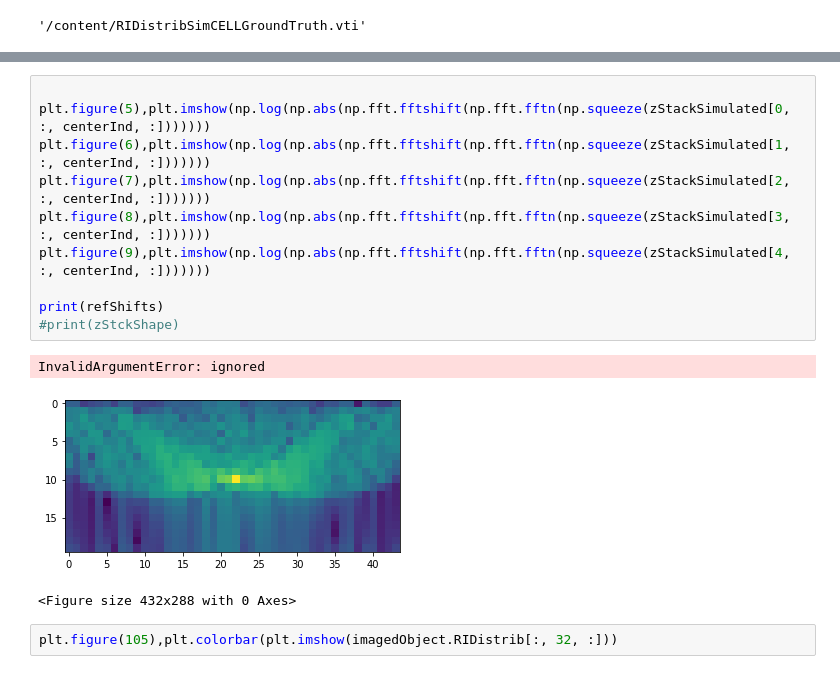
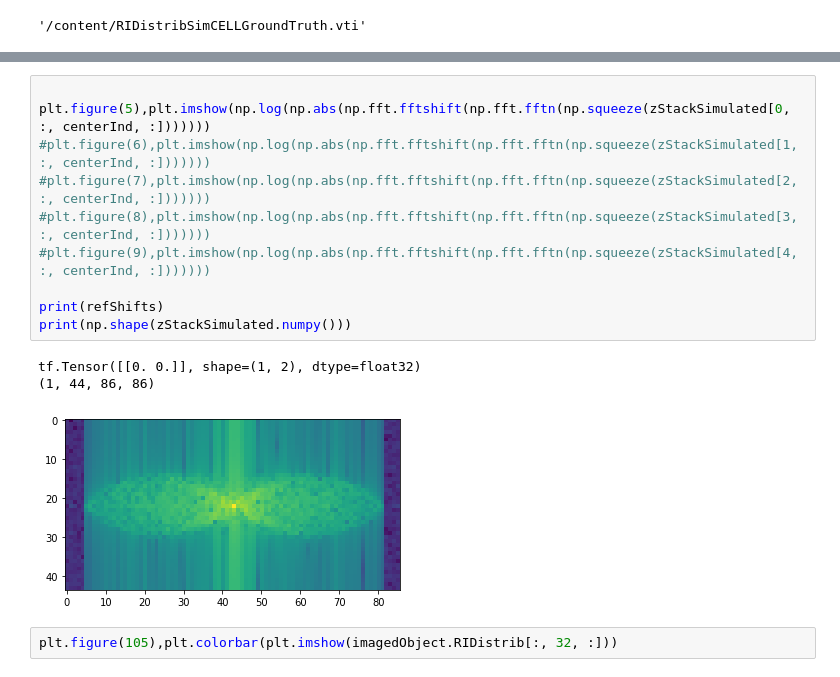
Before and after one commit to MiroDur/MuScat_Miro, a Jupyter notebook: DataReconstructionFromSimCell.ipynb, the cells around one changed output, grey strips where cells are left out. Drawn from its saved outputs; the diff is of its cells as text.

```diff
--- a/DataReconstructionFromSimCell.ipynb
+++ b/DataReconstructionFromSimCell.ipynb
@@ -190,17 +264,17 @@ Requirement already satisfied: numpy>=1.8.0 in /usr/local/lib/python3.6/dist-pac
 # %%
 
 plt.figure(5),plt.imshow(np.log(np.abs(np.fft.fftshift(np.fft.fftn(np.squeeze(zStackSimulated[0, :, centerInd, :]))))))
-plt.figure(6),plt.imshow(np.log(np.abs(np.fft.fftshift(np.fft.fftn(np.squeeze(zStackSimulated[1, :, centerInd, :]))))))
-plt.figure(7),plt.imshow(np.log(np.abs(np.fft.fftshift(np.fft.fftn(np.squeeze(zStackSimulated[2, :, centerInd, :]))))))
-plt.figure(8),plt.imshow(np.log(np.abs(np.fft.fftshift(np.fft.fftn(np.squeeze(zStackSimulated[3, :, centerInd, :]))))))
-plt.figure(9),plt.imshow(np.log(np.abs(np.fft.fftshift(np.fft.fftn(np.squeeze(zStackSimulated[4, :, centerInd, :]))))))
+#plt.figure(6),plt.imshow(np.log(np.abs(np.fft.fftshift(np.fft.fftn(np.squeeze(zStackSimulated[1, :, centerInd, :]))))))
+#plt.figure(7),plt.imshow(np.log(np.abs(np.fft.fftshift(np.fft.fftn(np.squeeze(zStackSimulated[2, :, centerInd, :]))))))
+#plt.figure(8),plt.imshow(np.log(np.abs(np.fft.fftshift(np.fft.fftn(np.squeeze(zStackSimulated[3, :, centerInd, :]))))))
+#plt.figure(9),plt.imshow(np.log(np.abs(np.fft.fftshift(np.fft.fftn(np.squeeze(zStackSimulated[4, :, centerInd, :]))))))
 
 print(refShifts)
-#print(zStckShape)
+print(np.shape(zStackSimulated.numpy()))
 # %% [output]
-InvalidArgumentError: ignored
+tf.Tensor([[0. 0.]], shape=(1, 2), dtype=float32)
+(1, 44, 86, 86)
-[figure, old version]
+[figure, new version]
-<Figure size 432x288 with 0 Axes>
 # %%
 plt.figure(105),plt.colorbar(plt.imshow(imagedObject.RIDistrib[:, 32, :]))
 # %% [output]
```
Also changed, not shown: parts of 5 cells of this notebook.
